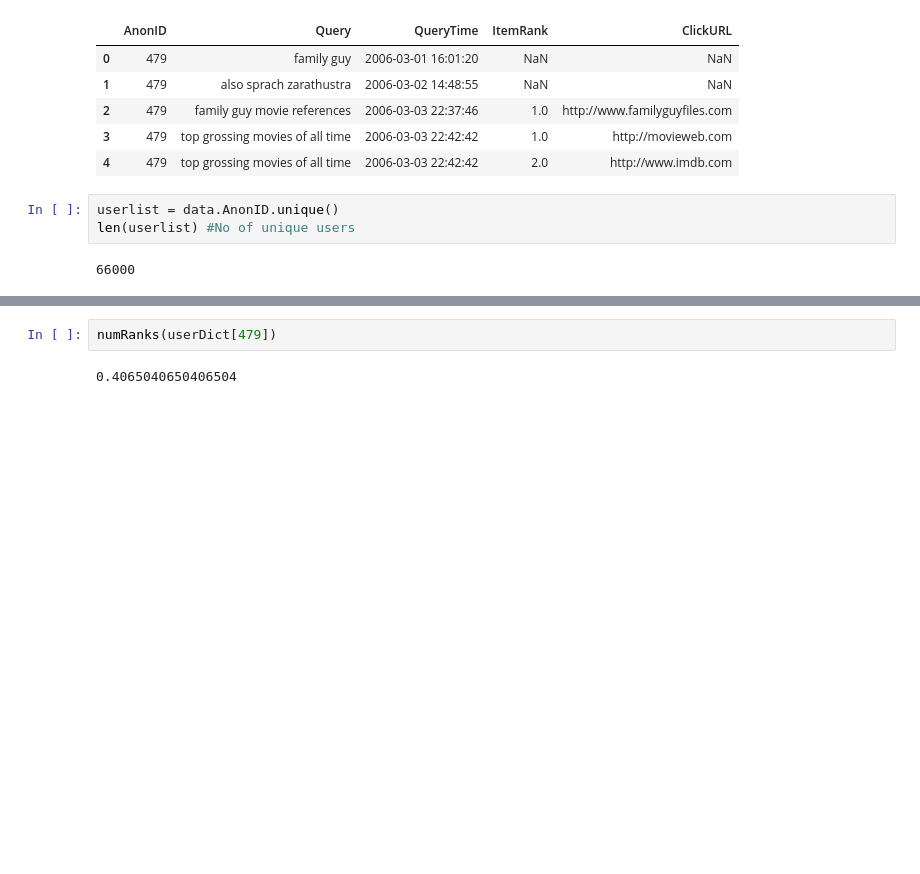
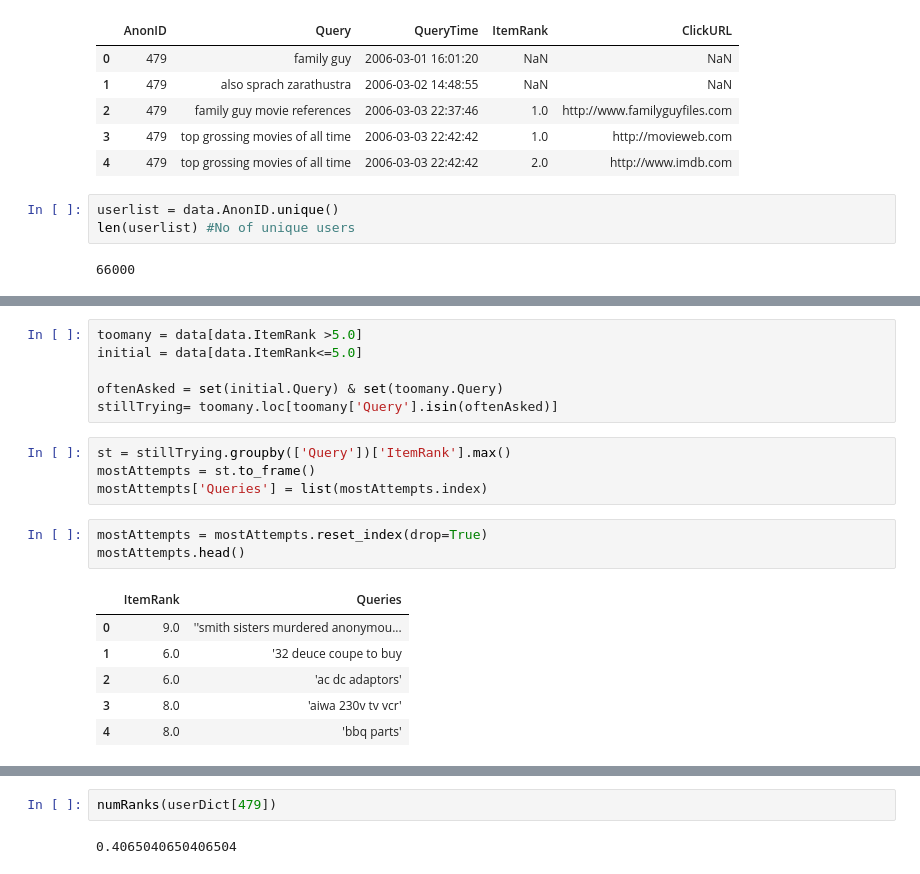
Before and after one commit to RohitJacob/AOL-Exploratory-Analysis, a Jupyter notebook: Promotional Analysis.ipynb, the cells around one changed output, grey strips where cells are left out. Cells and saved outputs as stored; diff of their text form; blank space fills up the shorter version.

```diff
--- a/Promotional Analysis.ipynb
+++ b/Promotional Analysis.ipynb
@@ -49,0 +63,20 @@ faq
+# %%
+toomany = data[data.ItemRank >5.0]
+initial = data[data.ItemRank<=5.0]
+
+oftenAsked = set(initial.Query) & set(toomany.Query)
+stillTrying= toomany.loc[toomany['Query'].isin(oftenAsked)]
+# %%
+st = stillTrying.groupby(['Query'])['ItemRank'].max()
+mostAttempts = st.to_frame()
+mostAttempts['Queries'] = list(mostAttempts.index)
+# %%
+mostAttempts = mostAttempts.reset_index(drop=True)
+mostAttempts.head()
+# %% [output]
+|  | ItemRank | Queries |
+| 0 | 9.0 | ''smith sisters murdered anonymou... |
+| 1 | 6.0 | '32 deuce coupe to buy |
+| 2 | 6.0 | 'ac dc adaptors' |
+| 3 | 8.0 | 'aiwa 230v tv vcr' |
+| 4 | 8.0 | 'bbq parts' |
```
Also changed, not shown: parts of 10 cells of this notebook, 1 other file.
